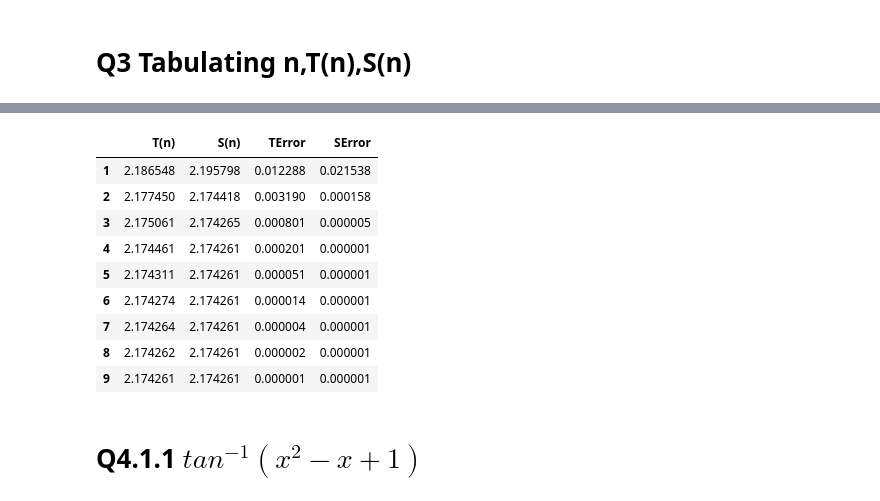
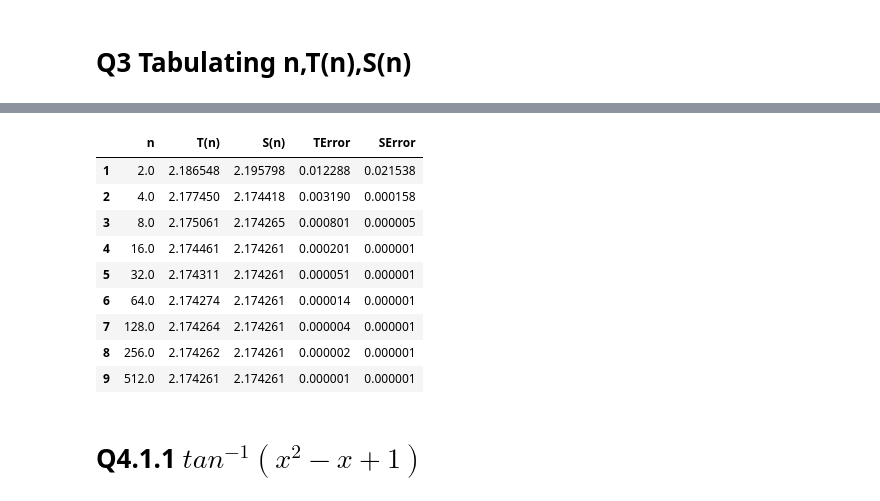
Before and after one commit to Vidhin05/Computational-and-Numerical-Methods, a Jupyter notebook: Set_8.ipynb, the cells around one changed output, grey strips where cells are left out. Saved outputs shown, nothing was run; the diff lists cells and outputs as text; code cells hidden in the pictures.

```diff
--- a/Set_8.ipynb
+++ b/Set_8.ipynb
@@ -86,11 +86,11 @@ The Lagrangian polynomial is:
 # %%
-data = pd.DataFrame(columns=['T(n)', 'S(n)', 'TError', 'SError'])
+data = pd.DataFrame(columns=['n', 'T(n)', 'S(n)', 'TError', 'SError'])
 cint = (np.exp(np.pi) - 1)/17
 for n in range(1, 10):
     x = np.arange(0, np.pi, (np.pi-0)/2**n)
     y = np.exp(x)*np.cos(4*x)
     Tn = np.trapz(y ,x)
     Sn = integrate.simps(y, x)
-    data.loc[n] = [Tn, Sn, Tn - cint, Sn - cint]
+    data.loc[n] = [2**n, Tn, Sn, Tn - cint, Sn - cint]
 data
 # %% [output]
@@ -109,11 +109,11 @@ data
 # %%
-data = pd.DataFrame(columns=['T(n)', 'S(n)', 'TError', 'SError'])
+data = pd.DataFrame(columns=['n', 'T(n)', 'S(n)', 'TError', 'SError'])
 cint = 2/7
 for n in range(1, 10):
     x = np.arange(0, 1.001, (1-0)/2**n)
     y = x*x*x**0.5
     Tn = np.trapz(y ,x)
     Sn = integrate.simps(y, x)
-    data.loc[n] = [Tn, Sn, Tn - cint, Sn - cint]
+    data.loc[n] = [2**n, Tn, Sn, Tn - cint, Sn - cint]
 data
 # %% [output]
@@ -132,11 +132,11 @@ data
 # %%
-data = pd.DataFrame(columns=['T(n)', 'S(n)', 'TError', 'SError'])
+data = pd.DataFrame(columns=['n', 'T(n)', 'S(n)', 'TError', 'SError'])
 cint = np.arctan(5 - np.pi) + np.arctan(np.pi)
 for n in range(1, 10):
     x = np.arange(0, 5.001, (5-0)/2**n)
     y = (1/(1 + (x-np.pi)**2))
     Tn = np.trapz(y ,x)
     Sn = integrate.simps(y, x)
-    data.loc[n] = [Tn, Sn, Tn - cint, Sn - cint]
+    data.loc[n] = [2**n, Tn, Sn, Tn - cint, Sn - cint]
 data
 # %% [output]
@@ -155,11 +155,11 @@ data
 # %%
-data = pd.DataFrame(columns=['T(n)', 'S(n)', 'TError', 'SError'])
+data = pd.DataFrame(columns=['n', 'T(n)', 'S(n)', 'TError', 'SError'])
 cint = 0.886227
 for n in range(1, 10):
     x = np.arange(0, 10.001, (10-0)/2**n)
     y = np.exp(-x**2)
     Tn = np.trapz(y ,x)
     Sn = integrate.simps(y, x)
-    data.loc[n] = [Tn, Sn, Tn - cint, Sn - cint]
+    data.loc[n] = [2**n, Tn, Sn, Tn - cint, Sn - cint]
 data
 # %% [output]
@@ -178,24 +178,24 @@ data
 # %%
-data = pd.DataFrame(columns=['T(n)', 'S(n)', 'TError', 'SError'])
+data = pd.DataFrame(columns=['n', 'T(n)', 'S(n)', 'TError', 'SError'])
 cint = 2.17426
 for n in range(1, 10):
     x = np.arange(0, 2.001, (2-0)/2**n)
     y = np.arctan(1+x*x)
     Tn = np.trapz(y ,x)
     Sn = integrate.simps(y, x)
-    data.loc[n] = [Tn, Sn, Tn - cint, Sn - cint]
+    data.loc[n] = [2**n, Tn, Sn, Tn - cint, Sn - cint]
 data
 # %% [output]
-|  | T(n) | S(n) | TError | SError |
-| 1 | 2.186548 | 2.195798 | 0.012288 | 0.021538 |
-| 2 | 2.177450 | 2.174418 | 0.003190 | 0.000158 |
-| 3 | 2.175061 | 2.174265 | 0.000801 | 0.000005 |
-| 4 | 2.174461 | 2.174261 | 0.000201 | 0.000001 |
-| 5 | 2.174311 | 2.174261 | 0.000051 | 0.000001 |
-| 6 | 2.174274 | 2.174261 | 0.000014 | 0.000001 |
-| 7 | 2.174264 | 2.174261 | 0.000004 | 0.000001 |
-| 8 | 2.174262 | 2.174261 | 0.000002 | 0.000001 |
-| 9 | 2.174261 | 2.174261 | 0.000001 | 0.000001 |
+|  | n | T(n) | S(n) | TError | SError |
+| 1 | 2.0 | 2.186548 | 2.195798 | 0.012288 | 0.021538 |
+| 2 | 4.0 | 2.177450 | 2.174418 | 0.003190 | 0.000158 |
+| 3 | 8.0 | 2.175061 | 2.174265 | 0.000801 | 0.000005 |
+| 4 | 16.0 | 2.174461 | 2.174261 | 0.000201 | 0.000001 |
+| 5 | 32.0 | 2.174311 | 2.174261 | 0.000051 | 0.000001 |
+| 6 | 64.0 | 2.174274 | 2.174261 | 0.000014 | 0.000001 |
+| 7 | 128.0 | 2.174264 | 2.174261 | 0.000004 | 0.000001 |
+| 8 | 256.0 | 2.174262 | 2.174261 | 0.000002 | 0.000001 |
+| 9 | 512.0 | 2.174261 | 2.174261 | 0.000001 | 0.000001 |
 # %% [markdown]
 # Q4.1.1 $tan^{-1}(x^{2} - x +1)$
 # %%
```
Also changed, not shown: parts of 9 cells of this notebook.
